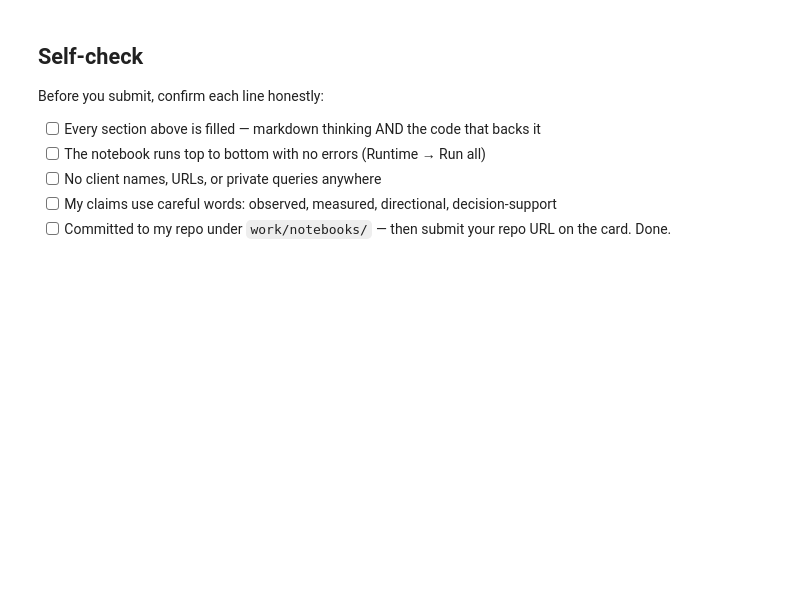
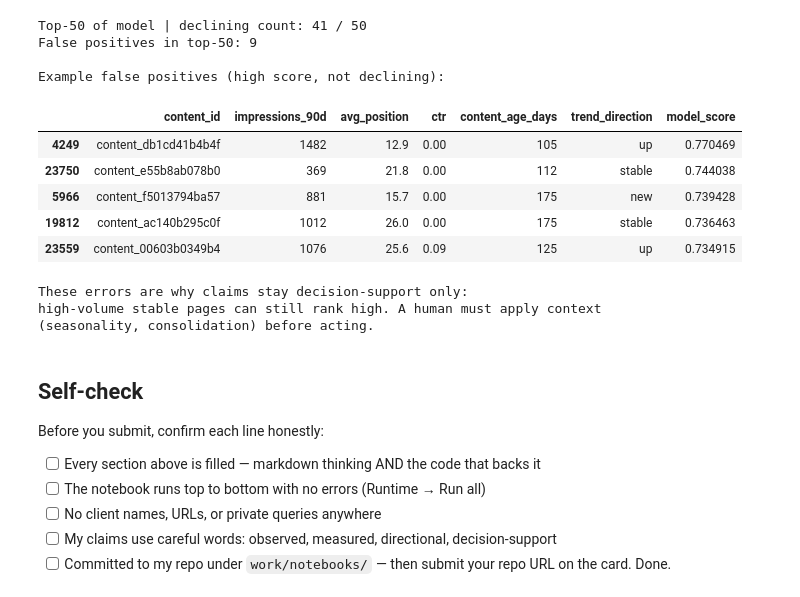
Before and after one commit to MuhammadOmerSiddiqui/myInternship, a Jupyter notebook: work/notebooks/w06_validation_audit.ipynb, the cells around one changed output. Drawn from its saved outputs; the diff is of its cells as text; code cells hidden in the pictures; blank space fills up the shorter version.

```diff
--- a/work/notebooks/w06_validation_audit.ipynb
+++ b/work/notebooks/w06_validation_audit.ipynb
@@ -37,3 +225,40 @@ This skeleton is yours to fill. Work the sections **in order** — each one has
+# %%
+# This cell is for CODE (numbers, a query, a check).
+# Write your text answer in the cell ABOVE this one — typing sentences here breaks Run All.
+# Real failure examples under client-holdout (supports honest claims)
+test_frame = df.iloc[te_cli].copy()
+test_frame["model_score"] = te_proba
+top50 = test_frame.nlargest(50, "model_score")
+
+print("Top-50 of model | declining count:", int(top50["is_declining"].sum()), "/ 50")
+print("False positives in top-50:", int((top50["is_declining"] == 0).sum()))
+
+fp = top50[top50["is_declining"] == 0][
+    ["content_id", "impressions_90d", "avg_position", "ctr",
+     "content_age_days", "trend_direction", "model_score"]
+].head(5)
+print("\nExample false positives (high score, not declining):")
+display(fp)
+
+print("""
+These errors are why claims stay decision-support only:
+high-volume stable pages can still rank high. A human must apply context
+(seasonality, consolidation) before acting.
+""")
+# %% [output]
+Top-50 of model | declining count: 41 / 50
+False positives in top-50: 9
+
+Example false positives (high score, not declining):
+|  | content_id | impressions_90d | avg_position | ctr | content_age_days | trend_direction | model_score |
+| 4249 | content_db1cd41b4b4f | 1482 | 12.9 | 0.00 | 105 | up | 0.770469 |
+| 23750 | content_e55b8ab078b0 | 369 | 21.8 | 0.00 | 112 | stable | 0.744038 |
+| 5966 | content_f5013794ba57 | 881 | 15.7 | 0.00 | 175 | new | 0.739428 |
+| 19812 | content_ac140b295c0f | 1012 | 26.0 | 0.00 | 175 | stable | 0.736463 |
+| 23559 | content_00603b0349b4 | 1076 | 25.6 | 0.09 | 125 | up | 0.734915 |
+These errors are why claims stay decision-support only:
+high-volume stable pages can still rank high. A human must apply context
+(seasonality, consolidation) before acting.
 # %% [markdown]
 ## Self-check
 
```
Also changed, not shown: parts of 13 cells of this notebook.
